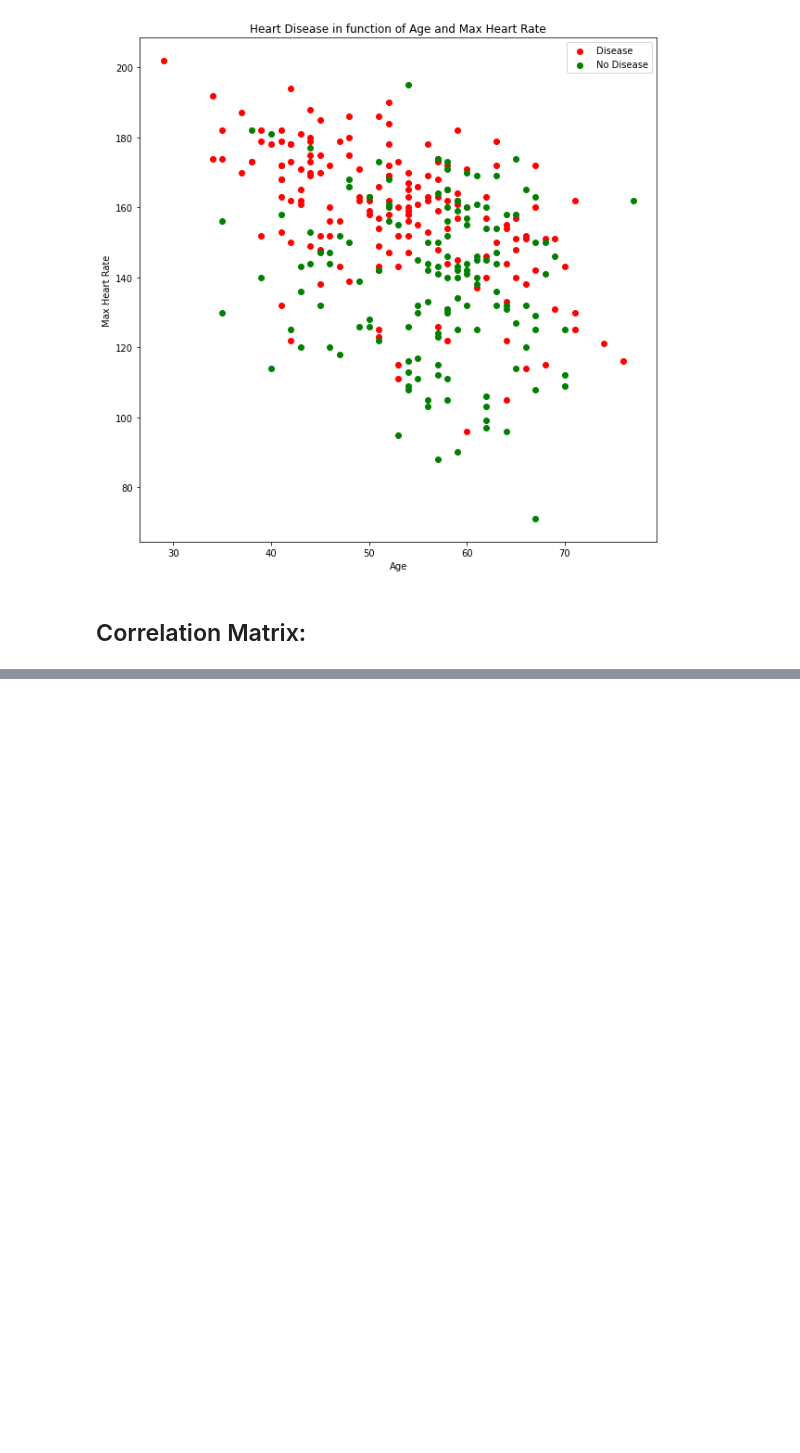
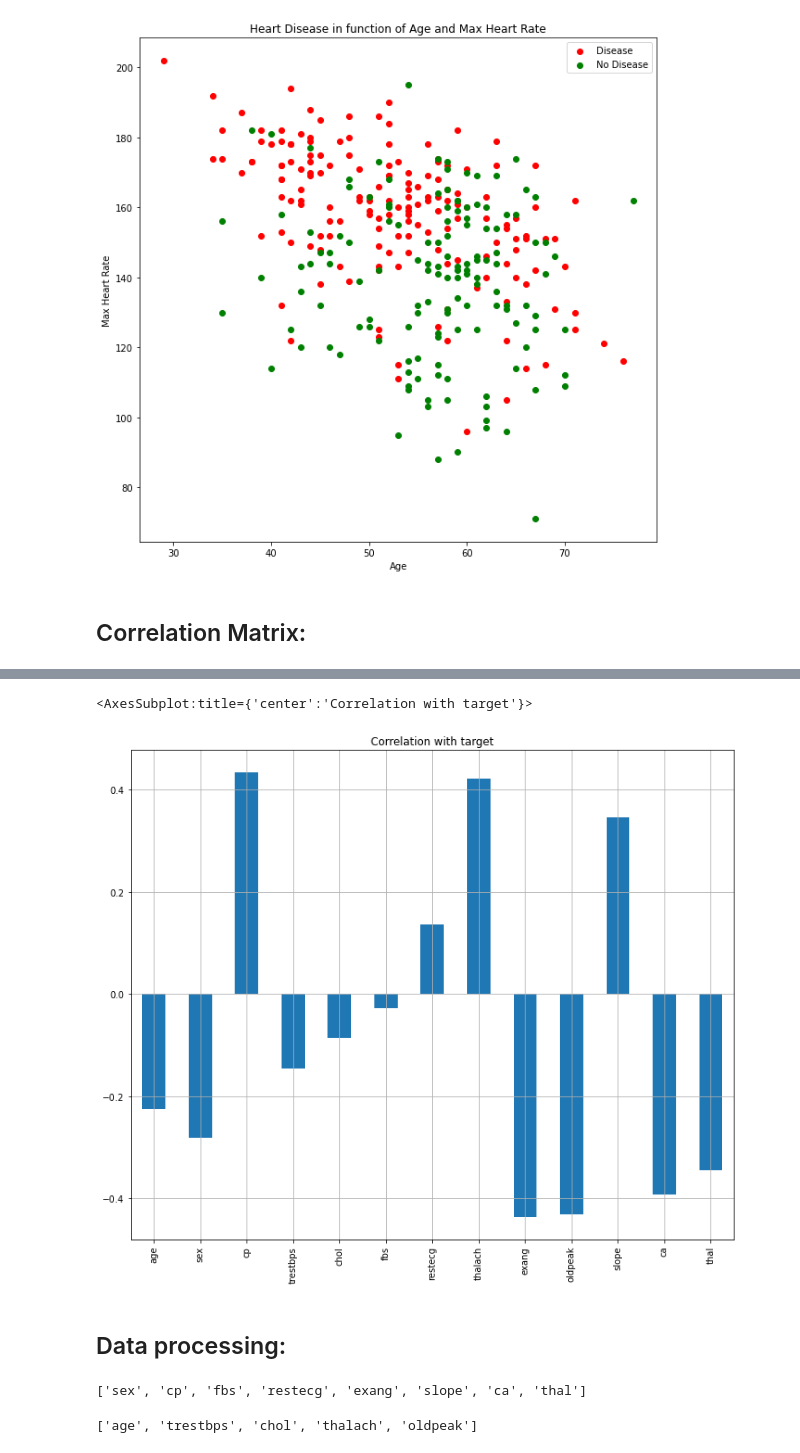
Before and after one commit to simgemulla/heart-disease-prediction, a Jupyter notebook: heart_disease_prediction.ipynb, the cells around one changed output, grey strips where cells are left out. Drawn from its saved outputs; the diff is of its cells as text; code cells hidden in the pictures; blank space fills up the shorter version.

```diff
--- a/heart_disease_prediction.ipynb
+++ b/heart_disease_prediction.ipynb
@@ -204,0 +205,16 @@ ax.set_ylim(bottom + 0.5, top - 0.5)
+# %%
+df.drop('target', axis = 1).corrwith(df.target).plot(kind='bar', grid = True, figsize = (12,10),
+                                                    title = 'Correlation with target')
+# %% [output]
+<AxesSubplot:title={'center':'Correlation with target'}>
+[figure, added]
+# %% [markdown]
+## Data processing:
+# %%
+categorical_values
+# %% [output]
+['sex', 'cp', 'fbs', 'restecg', 'exang', 'slope', 'ca', 'thal']
+# %%
+continous_values
+# %% [output]
+['age', 'trestbps', 'chol', 'thalach', 'oldpeak']
```
Also changed, not shown: parts of 9 cells of this notebook.
